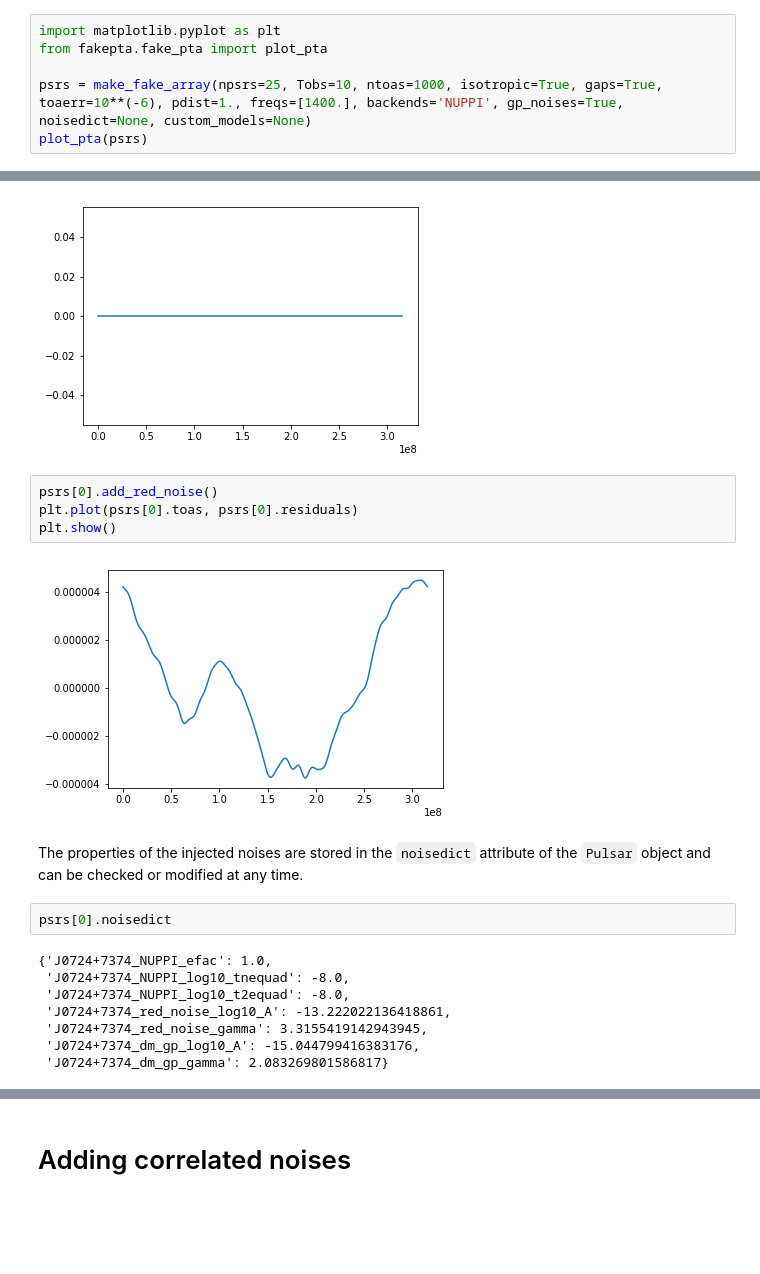
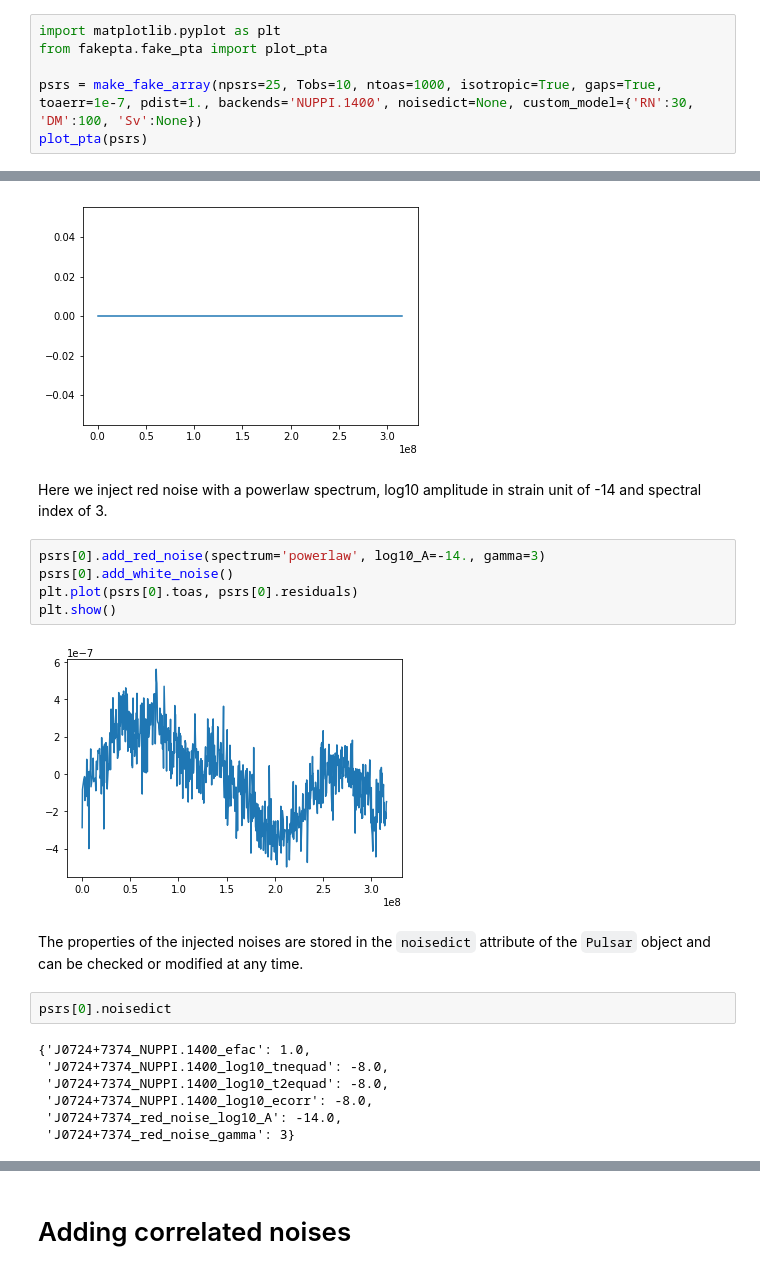
Before and after one commit to mfalxa/fakepta, a Jupyter notebook: examples/tutorial.ipynb, the cells around one changed output, grey strips where cells are left out. Cells and saved outputs as stored; diff of their text form; blank space fills up the shorter version.

```diff
--- a/examples/tutorial.ipynb
+++ b/examples/tutorial.ipynb
@@ -29,7 +28,7 @@ The `Pulsar` class contains the attributes of the `Pulsar` class in ENTERPRISE t
 import matplotlib.pyplot as plt
 from fakepta.fake_pta import plot_pta
 
-psrs = make_fake_array(npsrs=25, Tobs=10, ntoas=1000, isotropic=True, gaps=True, toaerr=10**(-6), pdist=1., freqs=[1400.], backends='NUPPI', gp_noises=True, noisedict=None, custom_models=None)
+psrs = make_fake_array(npsrs=25, Tobs=10, ntoas=1000, isotropic=True, gaps=True, toaerr=1e-7, pdist=1., backends='NUPPI.1400', noisedict=None, custom_model={'RN':30, 'DM':100, 'Sv':None})
 plot_pta(psrs)
 # %% [output]
 Creating psr J0724+7374
@@ -88,21 +86,23 @@ plt.plot(psrs[0].toas, psrs[0].residuals)
 plt.show()
 # %% [output]
 [figure]
+# %% [markdown]
+Here we inject red noise with a powerlaw spectrum, log10 amplitude in strain unit of -14 and spectral index of 3.
 # %%
-psrs[0].add_red_noise()
+psrs[0].add_red_noise(spectrum='powerlaw', log10_A=-14., gamma=3)
+psrs[0].add_white_noise()
 plt.plot(psrs[0].toas, psrs[0].residuals)
 plt.show()
 # %% [output]
-[figure, old version]
+[figure, new version]
 # %% [markdown]
 The properties of the injected noises are stored in the `noisedict` attribute of the `Pulsar` object and can be checked or modified at any time.
 # %%
 psrs[0].noisedict
 # %% [output]
-{'J0724+7374_NUPPI_efac': 1.0,
- 'J0724+7374_NUPPI_log10_tnequad': -8.0,
- 'J0724+7374_NUPPI_log10_t2equad': -8.0,
- 'J0724+7374_red_noise_log10_A': -13.222022136418861,
- 'J0724+7374_red_noise_gamma': 3.3155419142943945,
- 'J0724+7374_dm_gp_log10_A': -15.044799416383176,
- 'J0724+7374_dm_gp_gamma': 2.083269801586817}
+{'J0724+7374_NUPPI.1400_efac': 1.0,
+ 'J0724+7374_NUPPI.1400_log10_tnequad': -8.0,
+ 'J0724+7374_NUPPI.1400_log10_t2equad': -8.0,
+ 'J0724+7374_NUPPI.1400_log10_ecorr': -8.0,
+ 'J0724+7374_red_noise_log10_A': -14.0,
+ 'J0724+7374_red_noise_gamma': 3}
```
Also changed, not shown: parts of 15 cells of this notebook.
